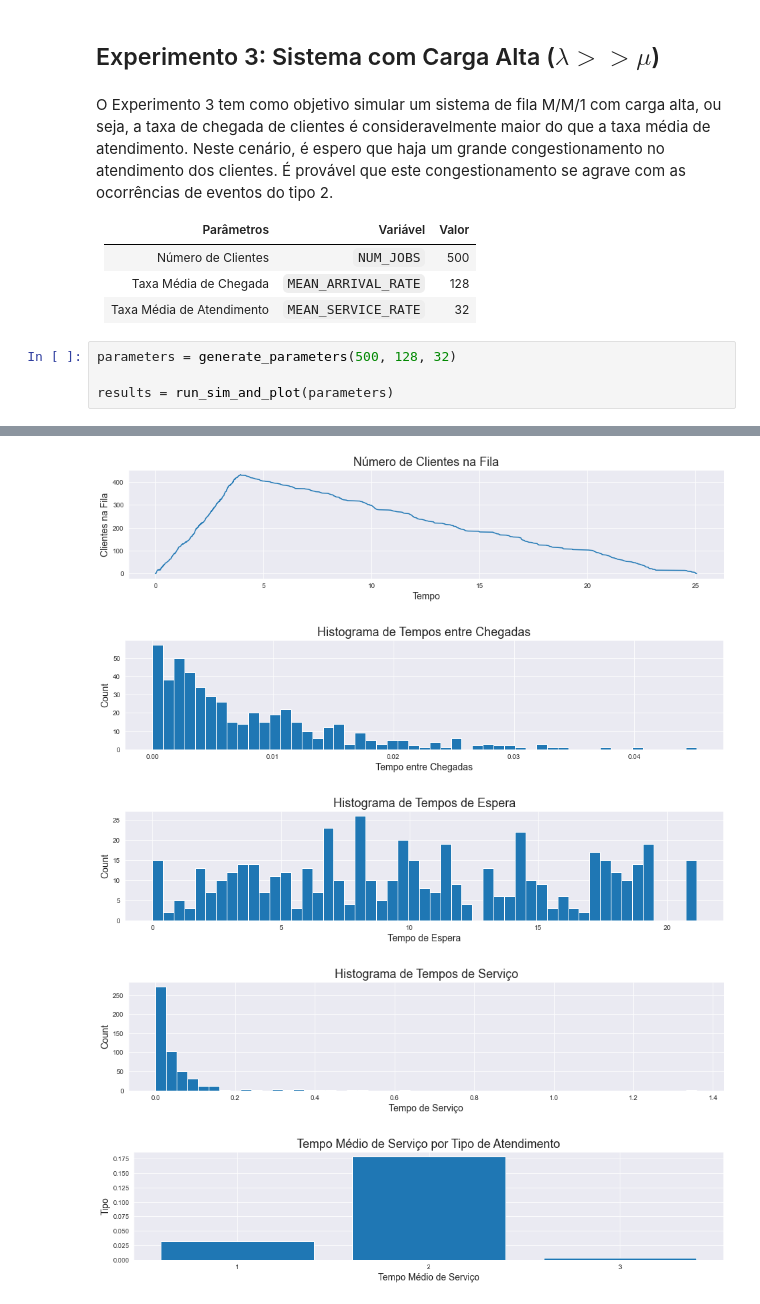
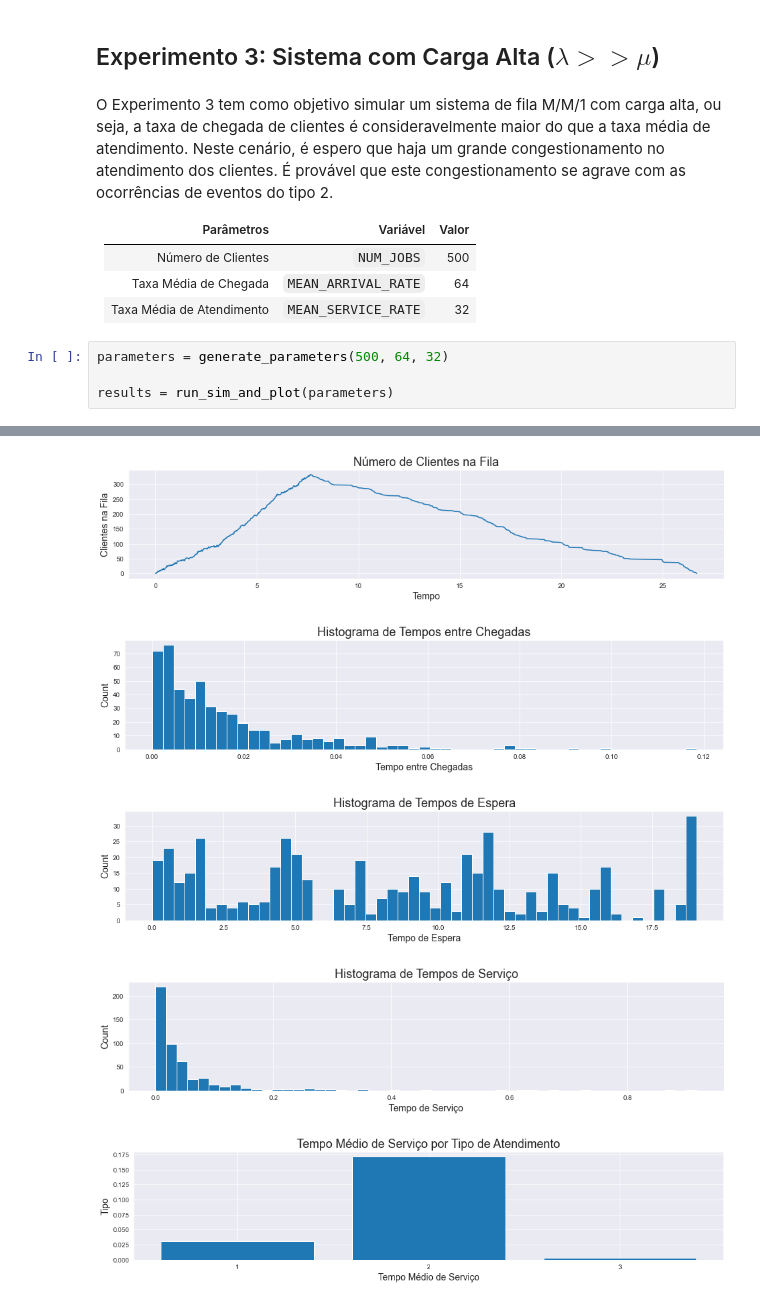
Before and after one commit to andrematte/simulation-mm1-queue, a Jupyter notebook: experiments.ipynb, the cells around one changed output, grey strips where cells are left out. Drawn from its saved outputs; the diff is of its cells as text.

```diff
--- a/experiments.ipynb
+++ b/experiments.ipynb
@@ -130,10 +169,10 @@ O Experimento 3 tem como objetivo simular um sistema de fila M/M/1 com carga alt
 |Parâmetros                  |Variável              | Valor   |
 |----------------------------|----------------------|---------|
 |Número de Clientes          |`NUM_JOBS`            |   500   |
-|Taxa Média de Chegada       |`MEAN_ARRIVAL_RATE`   |   128   |
+|Taxa Média de Chegada       |`MEAN_ARRIVAL_RATE`   |   64    |
 |Taxa Média de Atendimento   |`MEAN_SERVICE_RATE`   |   32    |
 # %%
-parameters = generate_parameters(500, 128, 32)
+parameters = generate_parameters(500, 64, 32)
 
 results = run_sim_and_plot(parameters)
 # %% [output]
@@ -158,5 +197,5 @@ T. de Chegada * T. de Resposta = 1,314.0073
-[figure, old version]
+[figure, new version]
-[figure, old version]
+[figure, new version]
-[figure, old version]
+[figure, new version]
-[figure, old version]
+[figure, new version]
 [figure]
```
Also changed, not shown: parts of 13 cells of this notebook, 1 other file.
